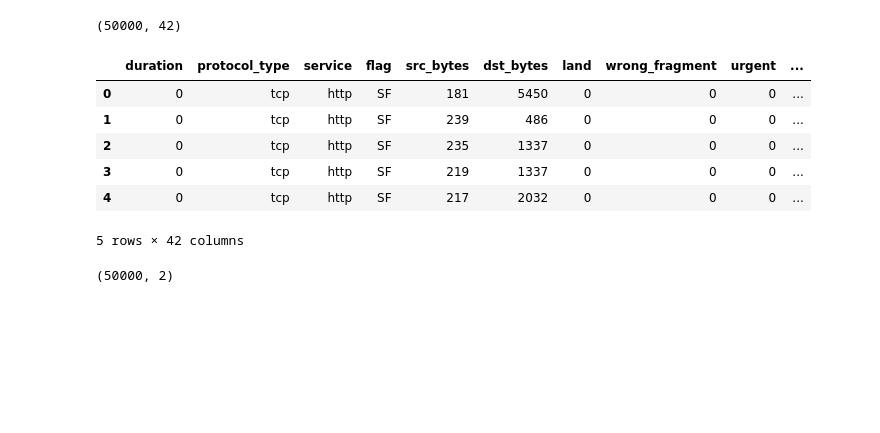
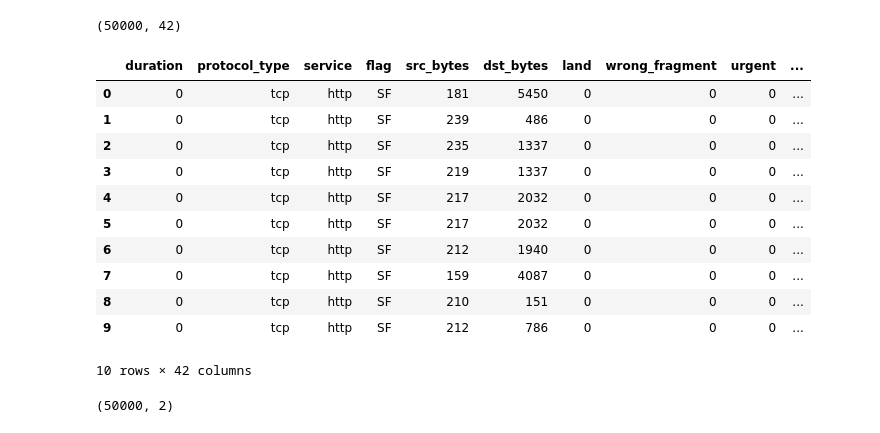
Before and after one commit to abhisheklomsh/Sabudh, a Jupyter notebook: EDA_DataIntrusion/IntrusionDetection.ipynb, the cells around one changed output. Drawn from its saved outputs; the diff is of its cells as text; code cells hidden in the pictures; blank space fills up the shorter version.

```diff
--- a/EDA_DataIntrusion/IntrusionDetection.ipynb
+++ b/EDA_DataIntrusion/IntrusionDetection.ipynb
@@ -16,15 +16,20 @@ train.shape
 # %% [output]
 (50000, 42)
 # %%
-train.head()
+train.head(10)
 # %% [output]
 |  | duration | protocol_type | service | flag | src_bytes | dst_bytes | land | wrong_fragment | urgent | ... |
 | 0 | 0 | tcp | http | SF | 181 | 5450 | 0 | 0 | 0 | ... |
 | 1 | 0 | tcp | http | SF | 239 | 486 | 0 | 0 | 0 | ... |
 | 2 | 0 | tcp | http | SF | 235 | 1337 | 0 | 0 | 0 | ... |
 | 3 | 0 | tcp | http | SF | 219 | 1337 | 0 | 0 | 0 | ... |
 | 4 | 0 | tcp | http | SF | 217 | 2032 | 0 | 0 | 0 | ... |
+| 5 | 0 | tcp | http | SF | 217 | 2032 | 0 | 0 | 0 | ... |
+| 6 | 0 | tcp | http | SF | 212 | 1940 | 0 | 0 | 0 | ... |
+| 7 | 0 | tcp | http | SF | 159 | 4087 | 0 | 0 | 0 | ... |
+| 8 | 0 | tcp | http | SF | 210 | 151 | 0 | 0 | 0 | ... |
+| 9 | 0 | tcp | http | SF | 212 | 786 | 0 | 0 | 0 | ... |
-5 rows × 42 columns
+10 rows × 42 columns
 # %%
 protocol_type_dum = pd.get_dummies(train['protocol_type'],drop_first=True)
 # %%
```
Also changed, not shown: parts of 2 cells of this notebook, 2 other files.
